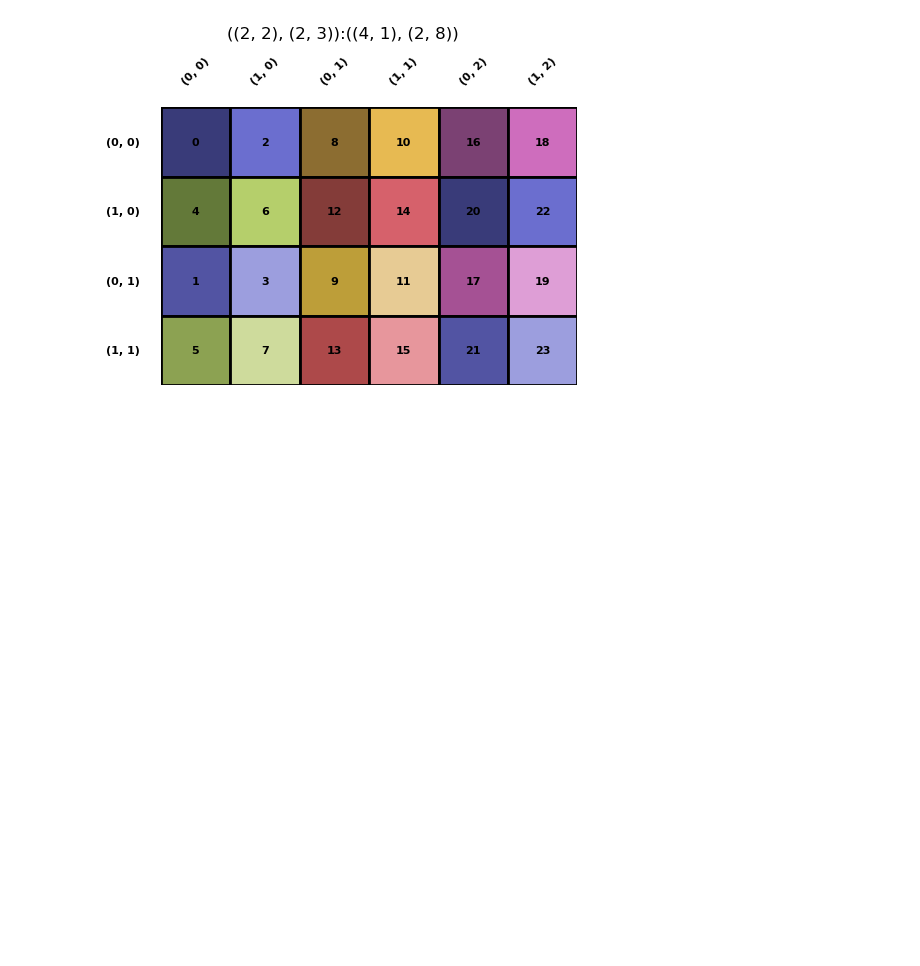
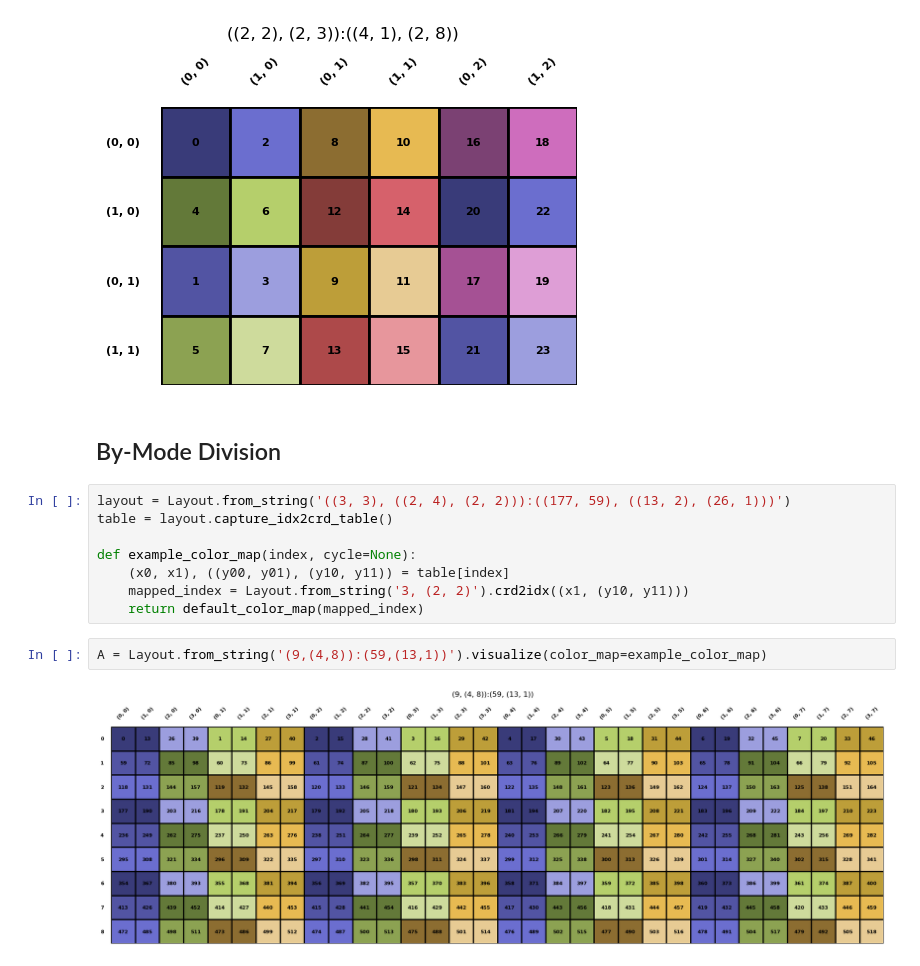
Before and after one commit to w32zhong/simp-intelligence, a Jupyter notebook: simp_intelligence/math/layout_divide.ipynb, the cells around one changed output. Drawn from its saved outputs; the diff is of its cells as text; blank space fills up the shorter version.

Commit message:
capture_idx2crd_table and tiling example_color_map.

```diff
--- a/simp_intelligence/math/layout_divide.ipynb
+++ b/simp_intelligence/math/layout_divide.ipynb
@@ -41,3 +41,17 @@ _ = A.composite(Layout.from_string('4,(2,3):2,(1,8)').visualize('$B \\circ \\til
 # %% [output]
 [figure]
 [figure]
+# %% [markdown]
+## By-Mode Division
+# %%
+layout = Layout.from_string('((3, 3), ((2, 4), (2, 2))):((177, 59), ((13, 2), (26, 1)))')
+table = layout.capture_idx2crd_table()
+
+def example_color_map(index, cycle=None):
+    (x0, x1), ((y00, y01), (y10, y11)) = table[index]
+    mapped_index = Layout.from_string('3, (2, 2)').crd2idx((x1, (y10, y11)))
+    return default_color_map(mapped_index)
+# %%
+A = Layout.from_string('(9,(4,8)):(59,(13,1))').visualize(color_map=example_color_map)
+# %% [output]
+[figure, added]
```
Also changed, not shown: parts of 15 cells of this notebook, 1 other file.
